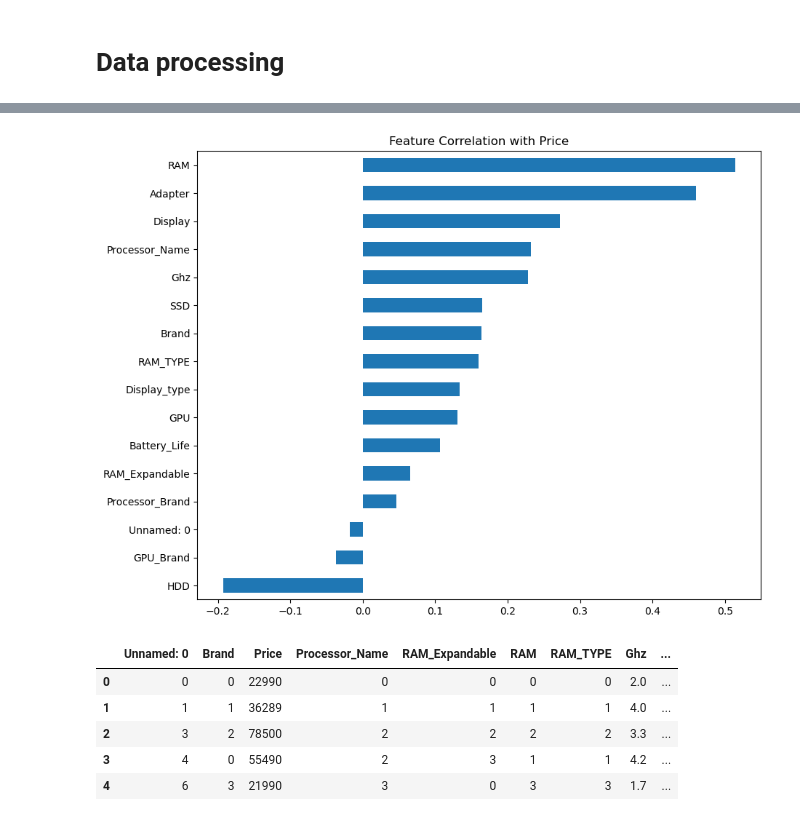
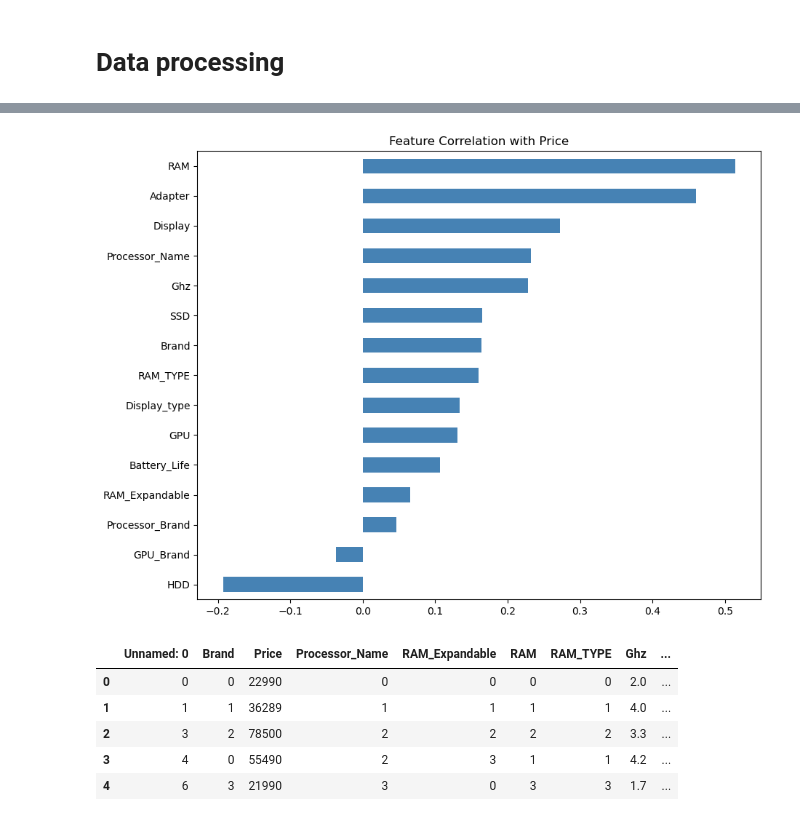
Before and after one commit to JasonnnJin/DS4200-Porject, a Jupyter notebook: data_process.ipynb, the cells around one changed output, grey strips where cells are left out. Cells and saved outputs as stored; diff of their text form; code cells hidden in the pictures.

```diff
--- a/data_process.ipynb
+++ b/data_process.ipynb
@@ -87,20 +87,24 @@ for col in str_columns:
 # %%
 #as we can see, the processer name and GPU columns have too many types, lets visualize the relationship bettwen all the other features with price
 import seaborn as sns
 import matplotlib.pyplot as plt
 
-# Calculate correlation matrix
+# For the correlation plot
 correlation_matrix = laptop_original.corr()
+if 'Unnamed: 0' in correlation_matrix.columns:
+    correlation_matrix = correlation_matrix.drop('Unnamed: 0', axis=1)
+    correlation_matrix = correlation_matrix.drop('Unnamed: 0', axis=0)
+
 price_correlation = correlation_matrix['Price'].drop('Price')
 
 # Plot heatmap for correlation
 plt.figure(figsize=(10, 8))
-price_correlation.sort_values().plot(kind='barh')
+price_correlation.sort_values().plot(kind='barh', color='steelblue')
 plt.title('Feature Correlation with Price')
-plt.savefig("Feautre_corr_price.png")
+plt.savefig("Feature_corr_price.png")
 plt.show()
 # %% [output]
-[figure, old version]
+[figure, new version]
 # %%
 ##from the above result, it seems the Processor_Brand and GPU Brand is not very correlate with the price, let's drop them
 laptop_original = laptop_original.drop(['Processor_Brand','GPU_Brand'],axis=1)
```
Also changed, not shown: parts of 10 cells of this notebook, 10 other files.
